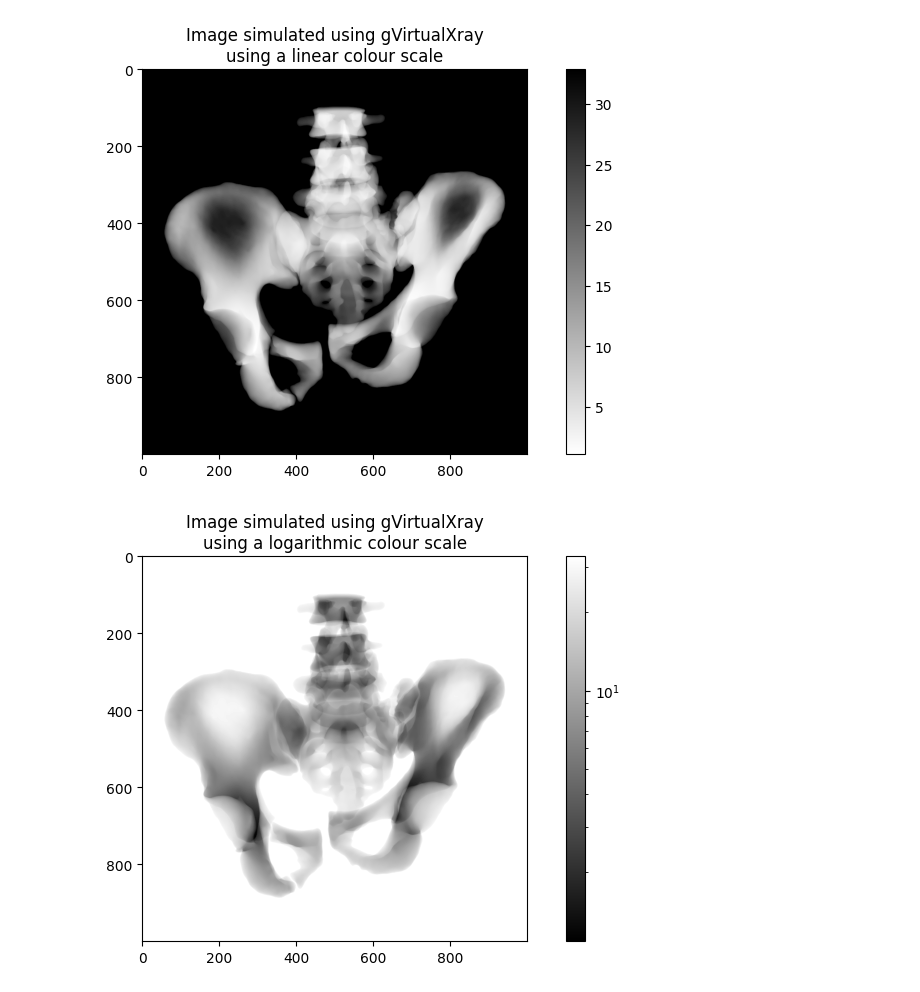
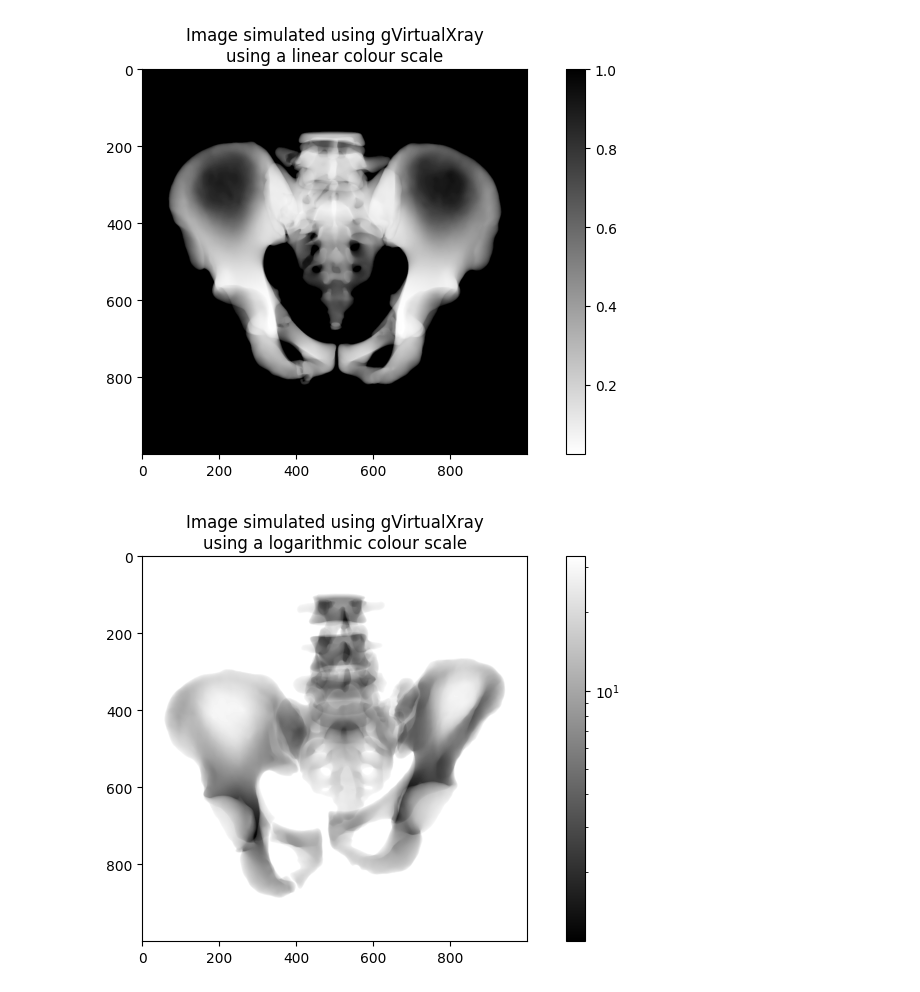
Before and after one commit to Vojtech-Benda/ca_isf, a Jupyter notebook: virtualxray.ipynb, the cells around one changed output. Saved outputs shown, nothing was run; the diff lists cells and outputs as text; code cells hidden in the pictures.

Commit message:
Added xray image creation

```diff
--- a/virtualxray.ipynb
+++ b/virtualxray.ipynb
@@ -21,7 +20,7 @@ gvxr.setDetectorNumberOfPixels(1000, 1000)
 gvxr.setDetectorPixelSize(0.3048, 0.3048, "mm")
 gvxr.setScintillator("CsI", 600, "um")
 # %%
-gvxr.loadMeshFile("panev", "stlSim\panevModel.stl", "mm")
+gvxr.loadMeshFile("panev", "pacient09Mesh.stl", "mm")
 gvxr.moveToCentre("panev")
 # %%
 gvxr.setMixture("panev", [1, 6, 7, 8, 11, 12, 15, 16, 20],
@@ -38,11 +37,11 @@ xrayImageFlat = (xrayImage - dark) / (white - dark)
 # %%
 plt.figure(figsize=(10, 5))
 plt.title("Image simulated using gVirtualXray\nusing a linear colour scale")
-plt.imshow(xrayImage, cmap="gray_r")
+plt.imshow(xrayImageFlat, cmap="gray_r")
 plt.colorbar(orientation='vertical')
 plt.show()
 # %% [output]
-[figure, old version]
+[figure, new version]
 # %%
 plt.figure(figsize=(10, 5))
 plt.title("Image simulated using gVirtualXray\nusing a logarithmic colour scale")
```
Also changed, not shown: parts of 5 cells of this notebook.
